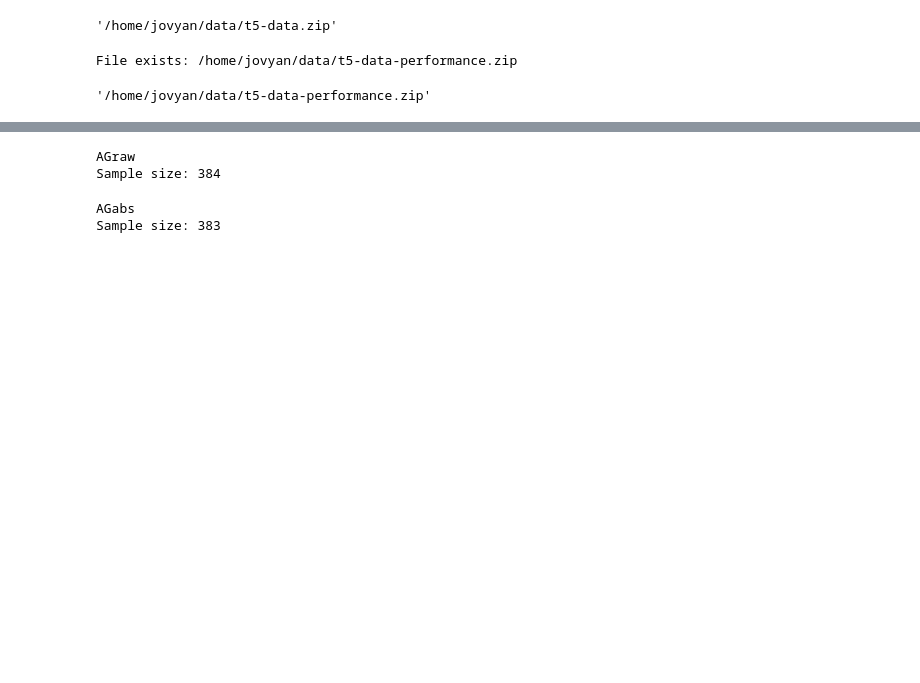
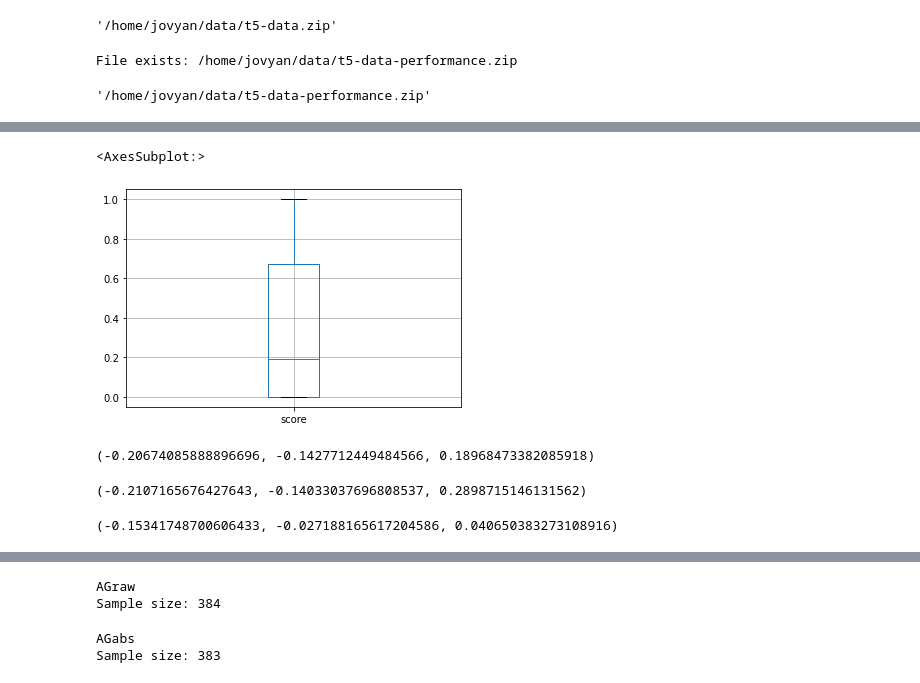
Before and after one commit to ArtificialSoftwareEngineering/EvilFace, a Jupyter notebook: nbs/01_eda.overlap.ipynb, the cells around one changed output, grey strips where cells are left out. Saved outputs shown, nothing was run; the diff lists cells and outputs as text; code cells hidden in the pictures; blank space fills up the shorter version.

```diff
--- a/nbs/01_eda.overlap.ipynb
+++ b/nbs/01_eda.overlap.ipynb
@@ -135,0 +196,5 @@ class Dataset:
+# %%
+results_df.boxplot(column=["score"])
+# %% [output]
+<AxesSubplot:>
+[figure, added]
@@ -135,0 +231,12 @@ class Dataset:
+# %%
+min_agraw_corr, median_agraw_corr, max_agraw_corr
+# %% [output]
+(-0.20674085888896696, -0.1427712449484566, 0.18968473382085918)
+# %%
+min_agab_corr, median_agab_corr, max_agab_corr
+# %% [output]
+(-0.2107165676427643, -0.14033037696808537, 0.2898715146131562)
+# %%
+min_bfsm_corr, median_bfsm_corr, max_bfsm_corr
+# %% [output]
+(-0.15341748700606433, -0.027188165617204586, 0.040650383273108916)
```
Also changed, not shown: parts of 38 cells of this notebook.
